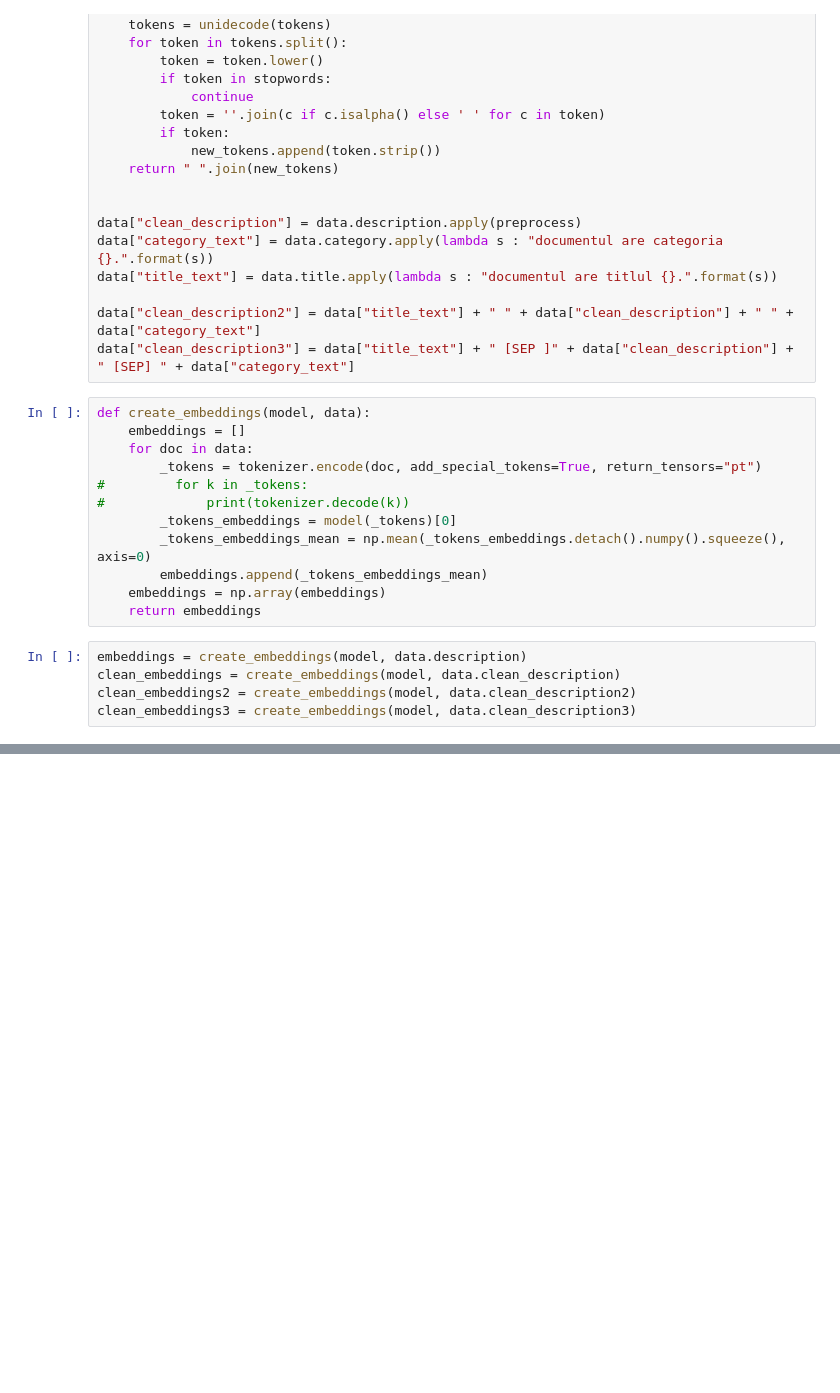
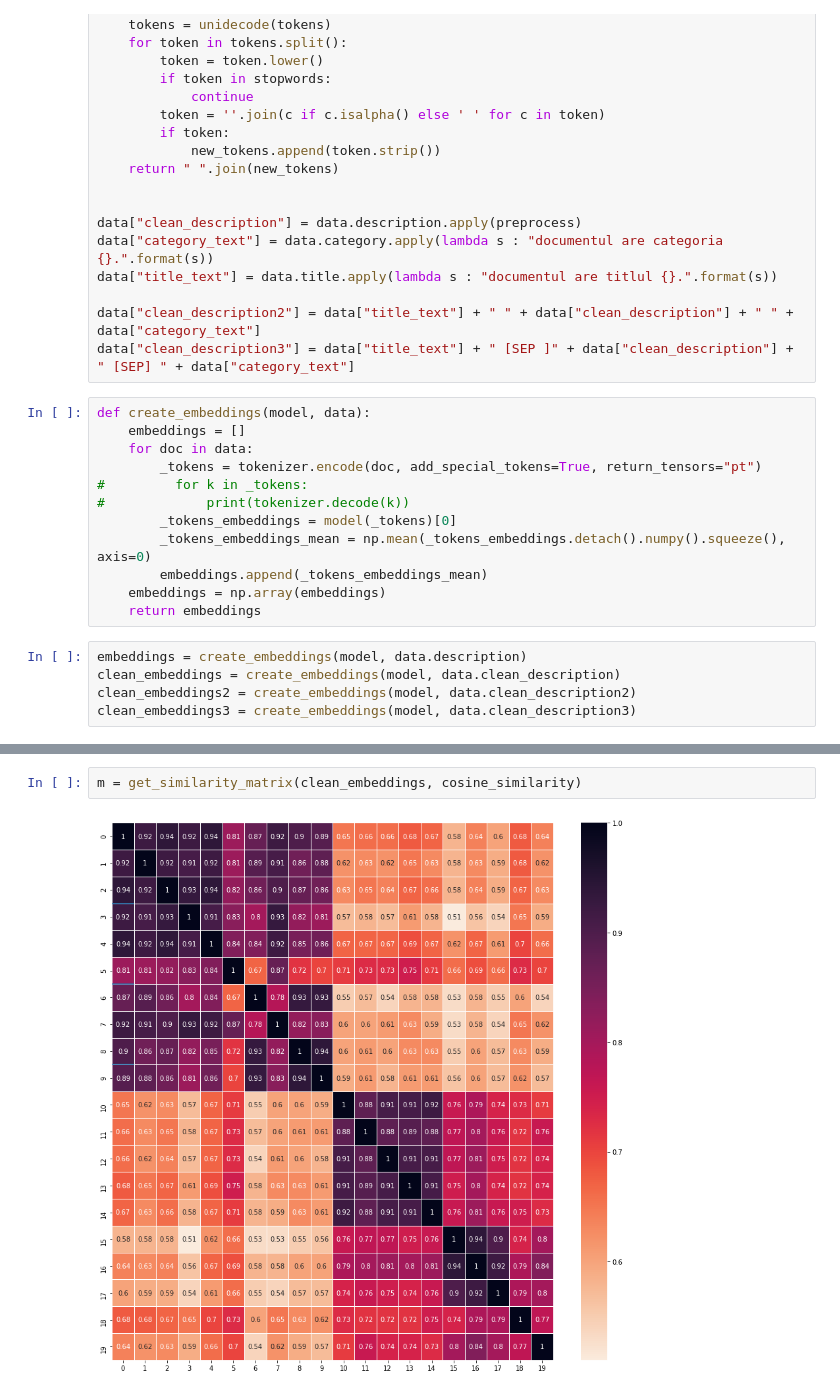
Before and after one commit to zahariesergiu/product_similarities, a Jupyter notebook: bert_embeddings_model.ipynb, the cells around one changed output, grey strips where cells are left out. Saved outputs shown, nothing was run; the diff lists cells and outputs as text; blank space fills up the shorter version.

```diff
--- a/bert_embeddings_model.ipynb
+++ b/bert_embeddings_model.ipynb
@@ -333,0 +338,4 @@ pd.DataFrame(euclidean_distances(embeddings, embeddings))
+# %%
+m = get_similarity_matrix(clean_embeddings, cosine_similarity)
+# %% [output]
+[figure, added]
```
Also changed, not shown: parts of 7 cells of this notebook.
